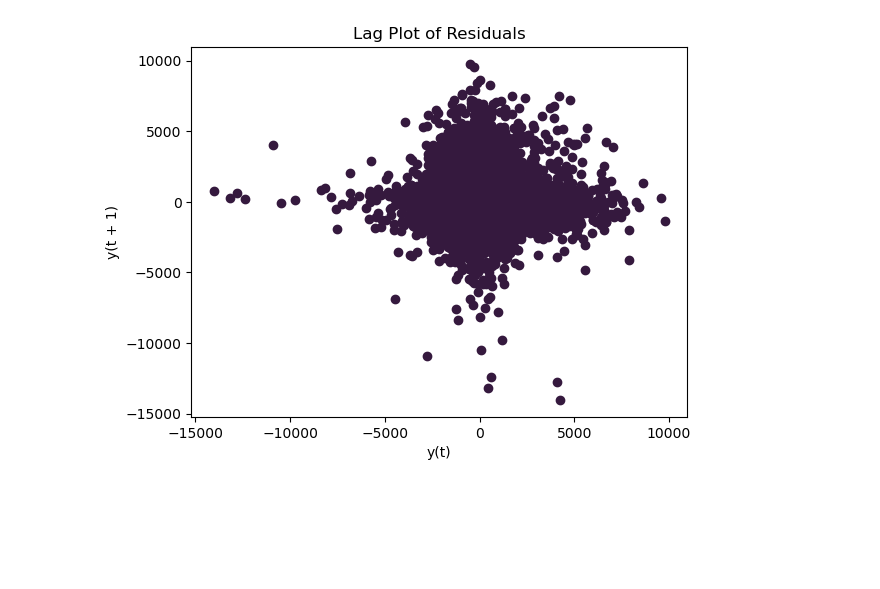
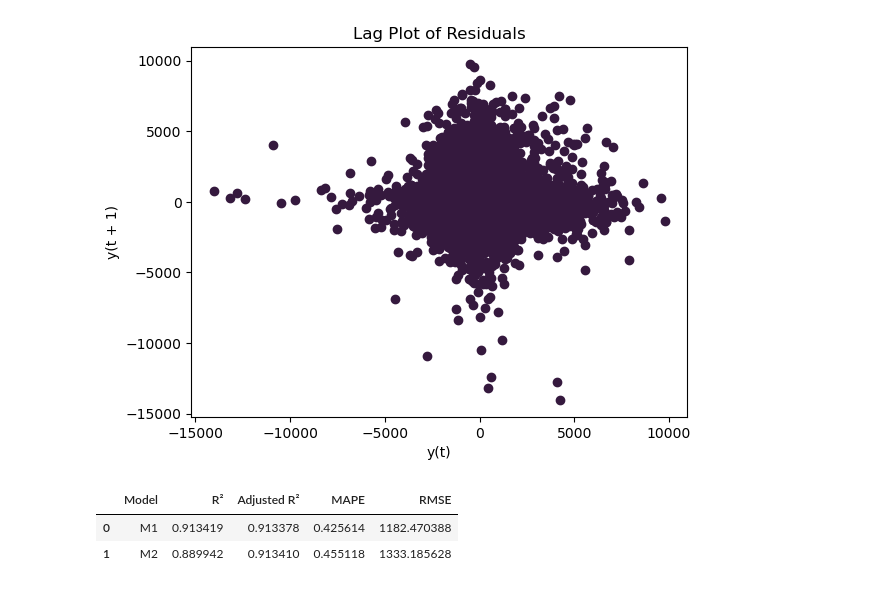
Before and after one commit to nikhil4859/Diamond-Price-Prediction, a Jupyter notebook: Diamond Price Prediction.ipynb, the cells around one changed output. Saved outputs shown, nothing was run; the diff lists cells and outputs as text; code cells hidden in the pictures; blank space fills up the shorter version.

Commit message:
Updated the File
Updated the Second Model

```diff
--- a/Diamond Price Prediction.ipynb
+++ b/Diamond Price Prediction.ipynb
@@ -589,9 +589,24 @@ plt.show()
 [figure]
 [figure]
 # %%
-model_metrics_df = pd.DataFrame({'Model': ['M2'],
-                                 'R²': r_squared_m2,
-                                 'Adjusted R²': adjusted_r_squared_m2,
-                                 'MAPE': mape_m2,
-                                 'RMSE' : rmse_m2
-                                })
+m2_metric = {
+    'Model': ['M2'],
+    'R²': [r_squared_m2],  # Ensure single values are wrapped in lists
+    'Adjusted R²': [adjusted_r_squared_m2],
+    'MAPE': [mape_m2],
+    'RMSE': [rmse_m2]
+}
+
+# Convert the dictionary to a DataFrame
+new_data_df = pd.DataFrame(m2_metric)
+
+# Concatenate the new DataFrame with the existing one
+model_metrics_df = pd.concat([model_metrics_df, new_data_df], ignore_index=True)
+# %%
+model_metrics_df = model_metrics_df.drop(model_metrics_df.index[-1])
+# %%
+model_metrics_df
+# %% [output]
+|  | Model | R² | Adjusted R² | MAPE | RMSE |
+| 0 | M1 | 0.913419 | 0.913378 | 0.425614 | 1182.470388 |
+| 1 | M2 | 0.889942 | 0.913410 | 0.455118 | 1333.185628 |
```
